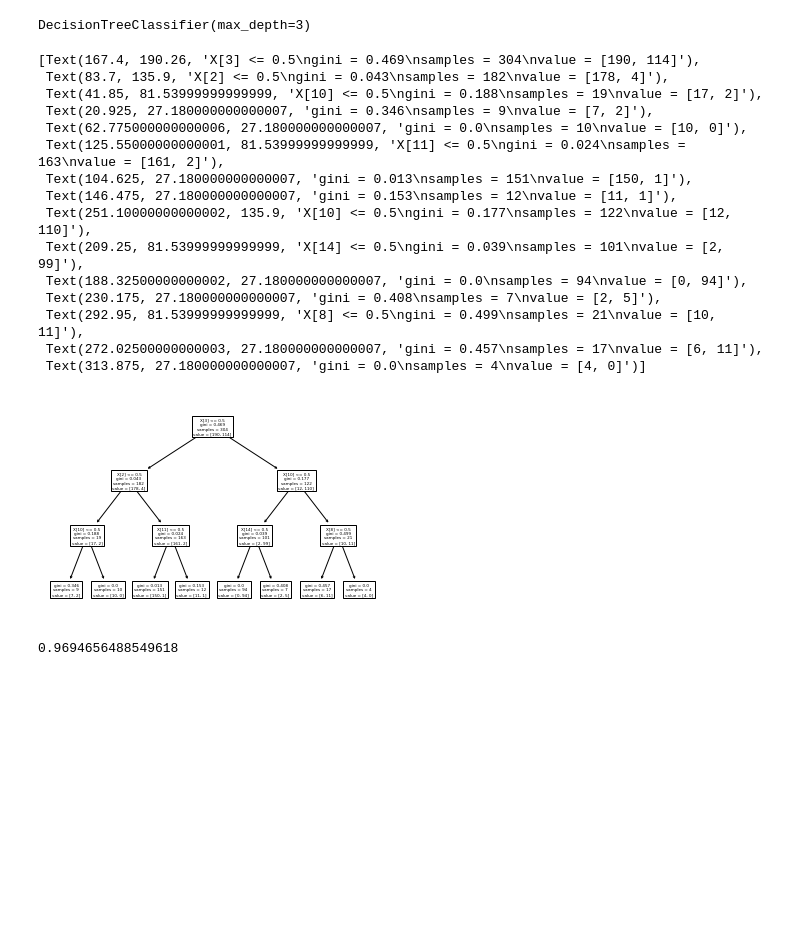
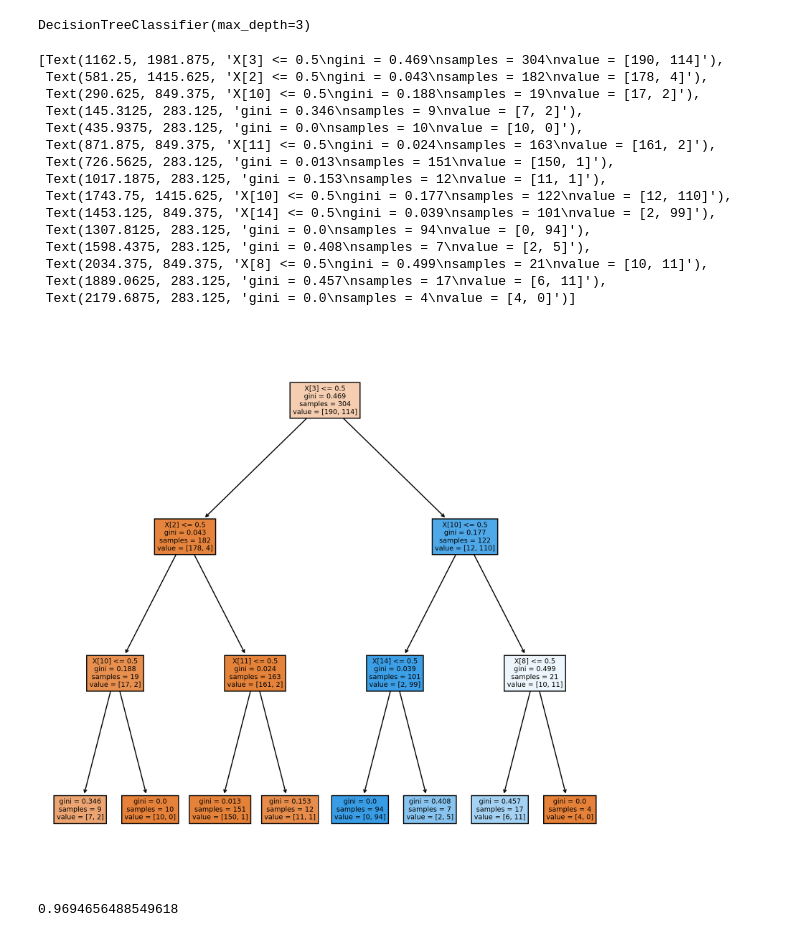
Before and after one commit to nataliaasaa/Boosting, a Jupyter notebook: randomforest.ipynb, the cells around one changed output. Cells and saved outputs as stored; diff of their text form; code cells hidden in the pictures; blank space fills up the shorter version.

Commit message:
Melhoria visual da arvore e outros detalhes

```diff
--- a/randomforest.ipynb
+++ b/randomforest.ipynb
@@ -54,25 +55,27 @@ tree_clf = DecisionTreeClassifier(max_depth =3)
 tree_clf.fit(X_train, y_train)
 # %% [output]
 DecisionTreeClassifier(max_depth=3)
-# %%
-tree.plot_tree(tree_clf)
-# %% [output]
-[Text(167.4, 190.26, 'X[3] <= 0.5\ngini = 0.469\nsamples = 304\nvalue = [190, 114]'),
- Text(83.7, 135.9, 'X[2] <= 0.5\ngini = 0.043\nsamples = 182\nvalue = [178, 4]'),
- Text(41.85, 81.53999999999999, 'X[10] <= 0.5\ngini = 0.188\nsamples = 19\nvalue = [17, 2]'),
- Text(20.925, 27.180000000000007, 'gini = 0.346\nsamples = 9\nvalue = [7, 2]'),
- Text(62.775000000000006, 27.180000000000007, 'gini = 0.0\nsamples = 10\nvalue = [10, 0]'),
- Text(125.55000000000001, 81.53999999999999, 'X[11] <= 0.5\ngini = 0.024\nsamples = 163\nvalue = [161, 2]'),
- Text(104.625, 27.180000000000007, 'gini = 0.013\nsamples = 151\nvalue = [150, 1]'),
- Text(146.475, 27.180000000000007, 'gini = 0.153\nsamples = 12\nvalue = [11, 1]'),
- Text(251.10000000000002, 135.9, 'X[10] <= 0.5\ngini = 0.177\nsamples = 122\nvalue = [12, 110]'),
- Text(209.25, 81.53999999999999, 'X[14] <= 0.5\ngini = 0.039\nsamples = 101\nvalue = [2, 99]'),
- Text(188.32500000000002, 27.180000000000007, 'gini = 0.0\nsamples = 94\nvalue = [0, 94]'),
- Text(230.175, 27.180000000000007, 'gini = 0.408\nsamples = 7\nvalue = [2, 5]'),
- Text(292.95, 81.53999999999999, 'X[8] <= 0.5\ngini = 0.499\nsamples = 21\nvalue = [10, 11]'),
- Text(272.02500000000003, 27.180000000000007, 'gini = 0.457\nsamples = 17\nvalue = [6, 11]'),
- Text(313.875, 27.180000000000007, 'gini = 0.0\nsamples = 4\nvalue = [4, 0]')]
-[figure, removed]
+# %%
+fig, axes = plt.subplots(nrows = 1,ncols = 1,figsize = (10,10), dpi=300)
+#tree.plot_tree(tree_clf, feature_names=['h-infants', 'wproject-cost-sharing', 'adoption-of-the-budget-resolution', 'physician-fee-freeze', 'el-salvador-aid', 'religious-in-schools', 'anti-satellite', 'aid-to-nicaraguan', 'mx-missile', 'immigration', 'synfuels-cutback', 'education-spending', 'superfund-right-to-sue', 'crime', 'duty-free', 'export-south-africa'], filled=True)
+tree.plot_tree(tree_clf, filled=True)
+# %% [output]
+[Text(1162.5, 1981.875, 'X[3] <= 0.5\ngini = 0.469\nsamples = 304\nvalue = [190, 114]'),
+ Text(581.25, 1415.625, 'X[2] <= 0.5\ngini = 0.043\nsamples = 182\nvalue = [178, 4]'),
+ Text(290.625, 849.375, 'X[10] <= 0.5\ngini = 0.188\nsamples = 19\nvalue = [17, 2]'),
+ Text(145.3125, 283.125, 'gini = 0.346\nsamples = 9\nvalue = [7, 2]'),
+ Text(435.9375, 283.125, 'gini = 0.0\nsamples = 10\nvalue = [10, 0]'),
+ Text(871.875, 849.375, 'X[11] <= 0.5\ngini = 0.024\nsamples = 163\nvalue = [161, 2]'),
+ Text(726.5625, 283.125, 'gini = 0.013\nsamples = 151\nvalue = [150, 1]'),
+ Text(1017.1875, 283.125, 'gini = 0.153\nsamples = 12\nvalue = [11, 1]'),
+ Text(1743.75, 1415.625, 'X[10] <= 0.5\ngini = 0.177\nsamples = 122\nvalue = [12, 110]'),
+ Text(1453.125, 849.375, 'X[14] <= 0.5\ngini = 0.039\nsamples = 101\nvalue = [2, 99]'),
+ Text(1307.8125, 283.125, 'gini = 0.0\nsamples = 94\nvalue = [0, 94]'),
+ Text(1598.4375, 283.125, 'gini = 0.408\nsamples = 7\nvalue = [2, 5]'),
+ Text(2034.375, 849.375, 'X[8] <= 0.5\ngini = 0.499\nsamples = 21\nvalue = [10, 11]'),
+ Text(1889.0625, 283.125, 'gini = 0.457\nsamples = 17\nvalue = [6, 11]'),
+ Text(2179.6875, 283.125, 'gini = 0.0\nsamples = 4\nvalue = [4, 0]')]
+[figure, added]
 # %%
 print(tree_clf.score(X_test, y_test))
 # %% [output]
```
Also changed, not shown: parts of 4 cells of this notebook, 1 other file.
